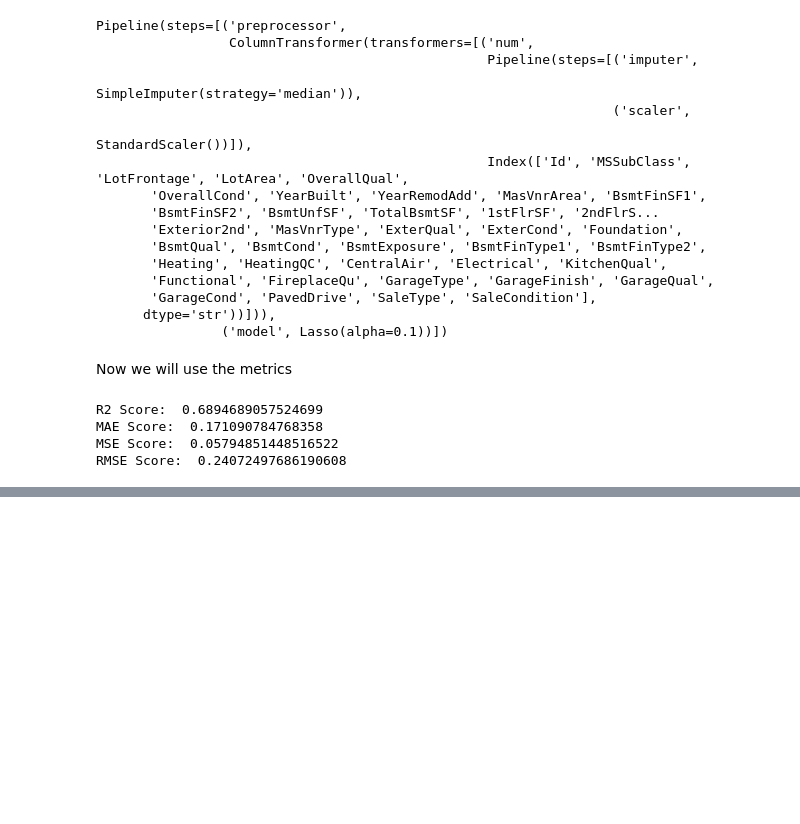
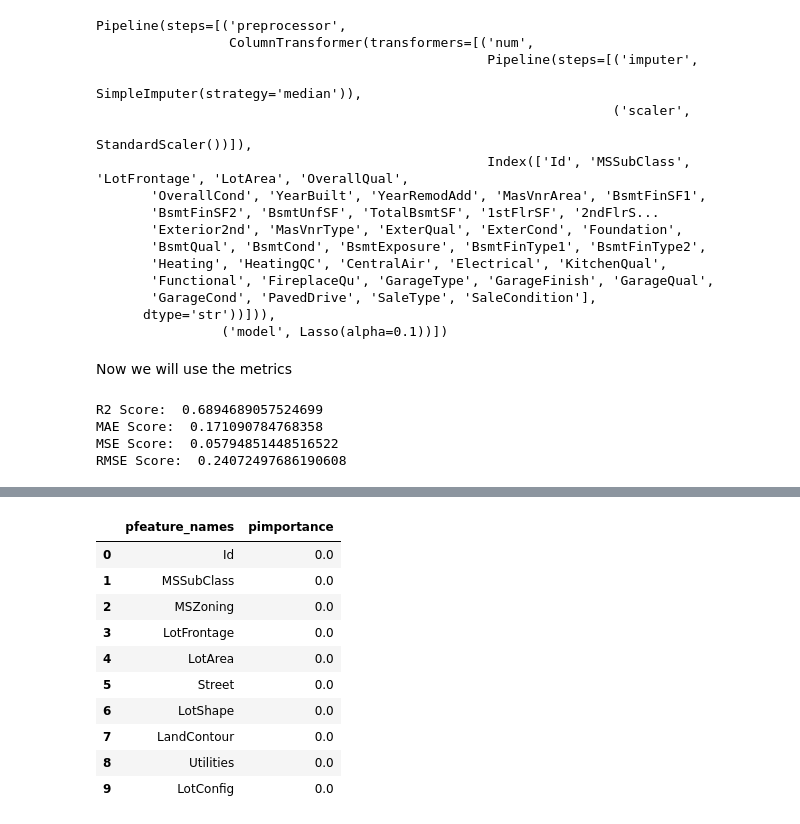
Before and after one commit to jacobabhihail-tech/advanced-data-wrangling-lab, a Jupyter notebook: Day10_House_price_lassoregression/Day10_House_price_lassoregression.ipynb, the cells around one changed output, grey strips where cells are left out. Saved outputs shown, nothing was run; the diff lists cells and outputs as text; code cells hidden in the pictures; blank space fills up the shorter version.

```diff
--- a/Day10_House_price_lassoregression/Day10_House_price_lassoregression.ipynb
+++ b/Day10_House_price_lassoregression/Day10_House_price_lassoregression.ipynb
@@ -401,0 +429,30 @@ RMSE Score:  0.24072497686190608
+# %%
+perm_importance = permutation_importance(
+    lassopp,
+    X_test,
+    y_test,
+    scoring='r2',
+    n_repeats=10,
+    random_state=42
+)
+# %%
+perm_df = pd.DataFrame({
+    'pfeature_names': X_test.columns,
+    'pimportance' : perm_importance.importances_mean
+})
+# %%
+ptop = perm_df.head(10).sort_values(by= 'pimportance', ascending=False)
+# %%
+ptop
+# %% [output]
+|  | pfeature_names | pimportance |
+| 0 | Id | 0.0 |
+| 1 | MSSubClass | 0.0 |
+| 2 | MSZoning | 0.0 |
+| 3 | LotFrontage | 0.0 |
+| 4 | LotArea | 0.0 |
+| 5 | Street | 0.0 |
+| 6 | LotShape | 0.0 |
+| 7 | LandContour | 0.0 |
+| 8 | Utilities | 0.0 |
+| 9 | LotConfig | 0.0 |
```
Also changed, not shown: parts of 10 cells of this notebook, 10 other files.
